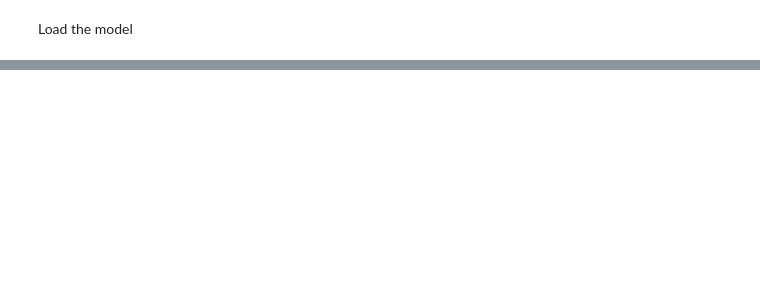
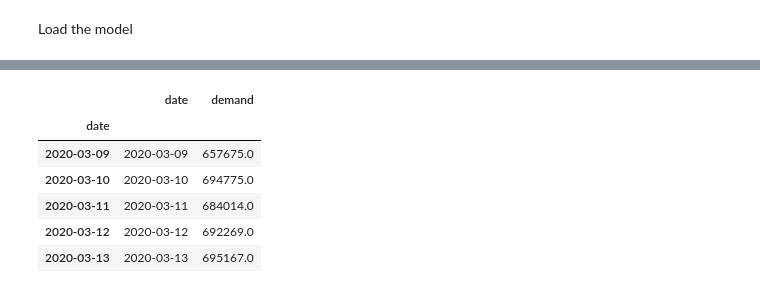
Before and after one commit to Merkeley/EnergyDemandForecast, a Jupyter notebook: Notebooks/EF_Model_Evaluation.ipynb, the cells around one changed output, grey strips where cells are left out. Drawn from its saved outputs; the diff is of its cells as text; code cells hidden in the pictures; blank space fills up the shorter version.

```diff
--- a/Notebooks/EF_Model_Evaluation.ipynb
+++ b/Notebooks/EF_Model_Evaluation.ipynb
@@ -643,0 +324,13 @@ X_val_daily.head()
+# %%
+# Read out of sample data collected since analysis
+new_demand = pd.read_csv('../data/new_demand.csv')
+new_demand.index = pd.DatetimeIndex(new_demand['date'])
+new_demand.head()
+# %% [output]
+|  | date | demand |
+| date |  |  |
+| 2020-03-09 | 2020-03-09 | 657675.0 |
+| 2020-03-10 | 2020-03-10 | 694775.0 |
+| 2020-03-11 | 2020-03-11 | 684014.0 |
+| 2020-03-12 | 2020-03-12 | 692269.0 |
+| 2020-03-13 | 2020-03-13 | 695167.0 |
```
Also changed, not shown: parts of 32 cells of this notebook, 8 other files.
